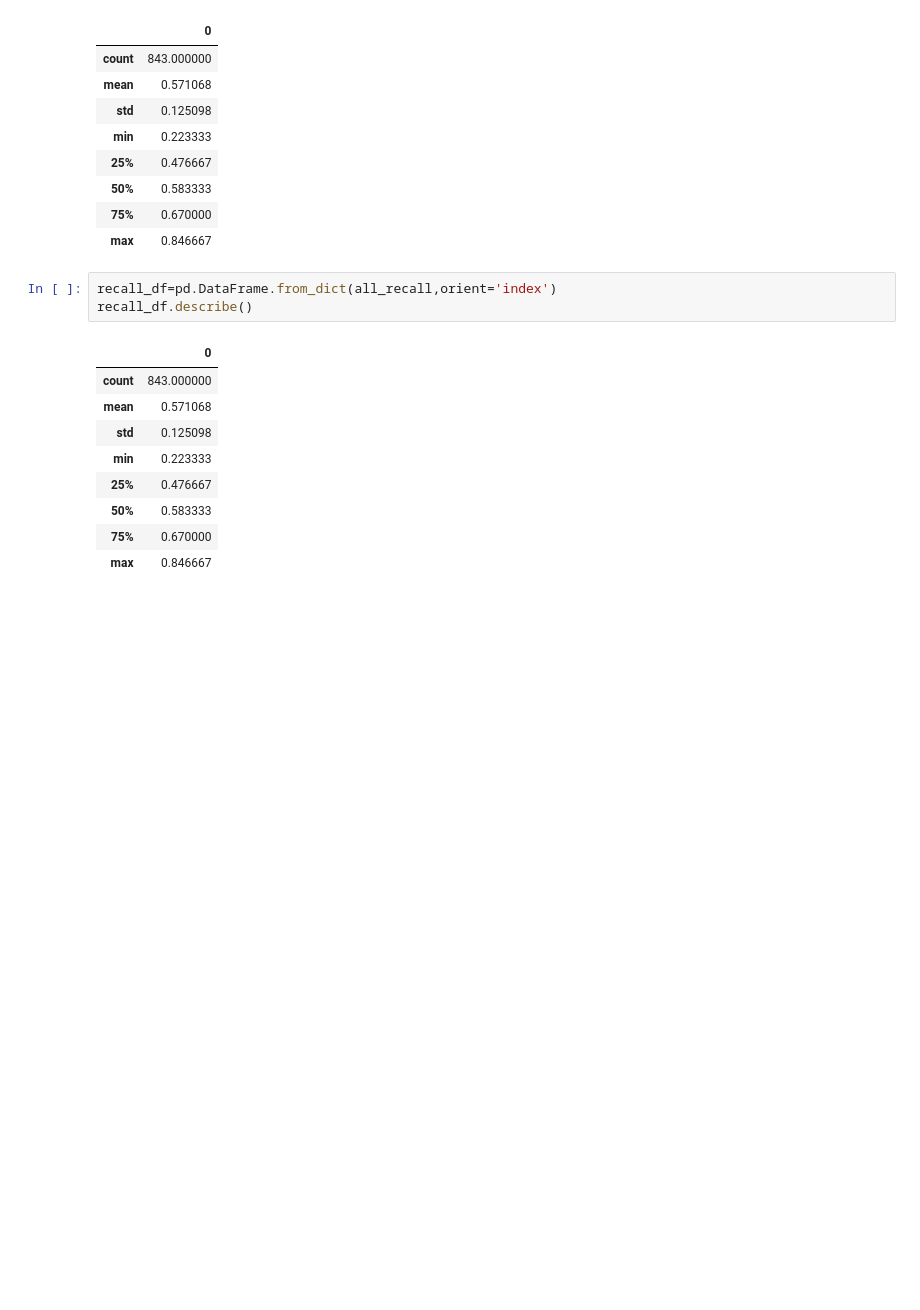
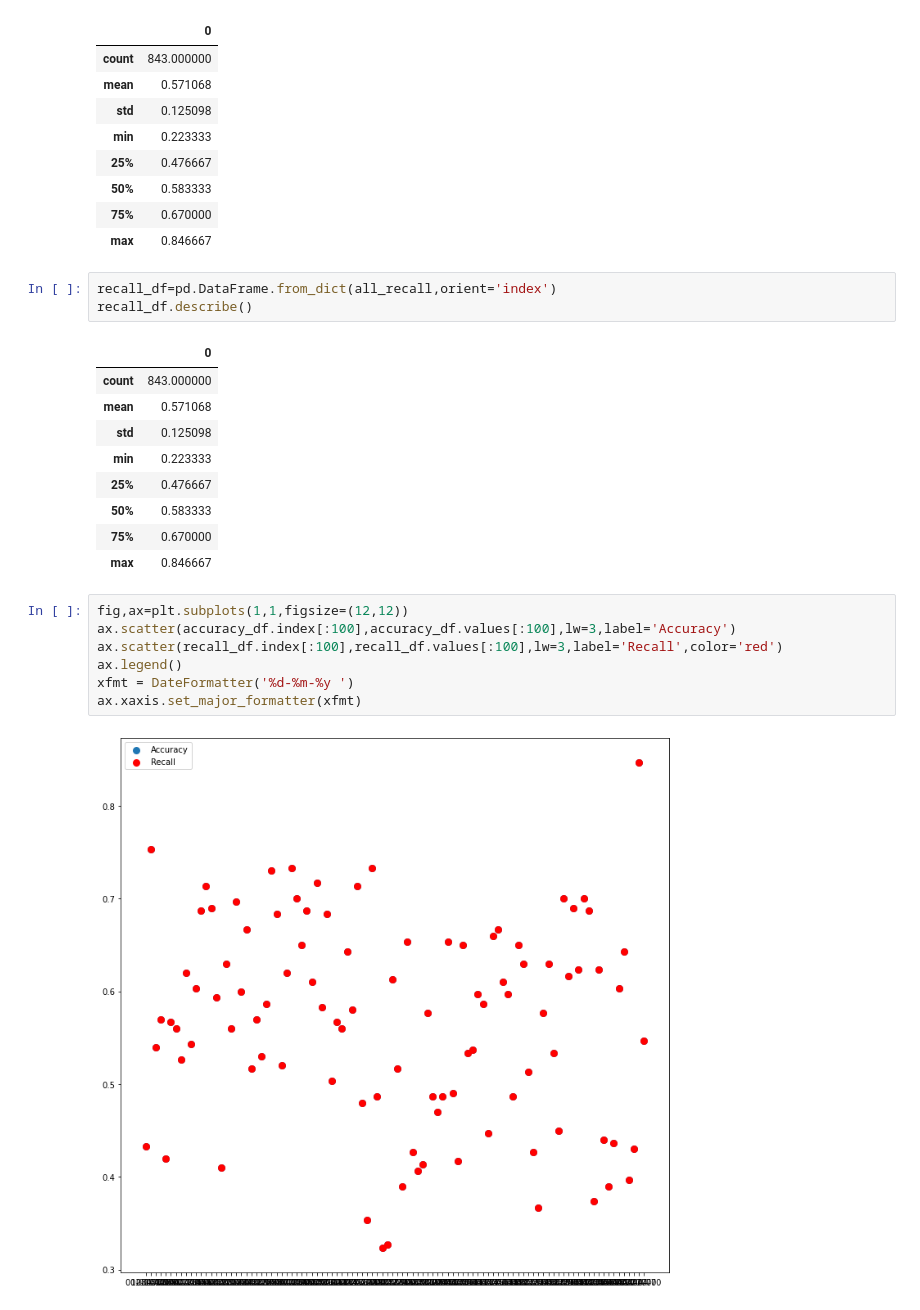
Before and after one commit to jasonbohne123/Kernel_Learning, a Jupyter notebook: LOB_Analysis/mkl_lob.ipynb, the cells around one changed output. Drawn from its saved outputs; the diff is of its cells as text; blank space fills up the shorter version.

```diff
--- a/LOB_Analysis/mkl_lob.ipynb
+++ b/LOB_Analysis/mkl_lob.ipynb
@@ -366,3 +366,12 @@ recall_df.describe()
 | 50% | 0.583333 |
 | 75% | 0.670000 |
 | max | 0.846667 |
+# %%
+fig,ax=plt.subplots(1,1,figsize=(12,12))
+ax.scatter(accuracy_df.index[:100],accuracy_df.values[:100],lw=3,label='Accuracy')
+ax.scatter(recall_df.index[:100],recall_df.values[:100],lw=3,label='Recall',color='red')
+ax.legend()
+xfmt = DateFormatter('%d-%m-%y ')
+ax.xaxis.set_major_formatter(xfmt)
+# %% [output]
+[figure, added]
```
Also changed, not shown: 4 other files.
